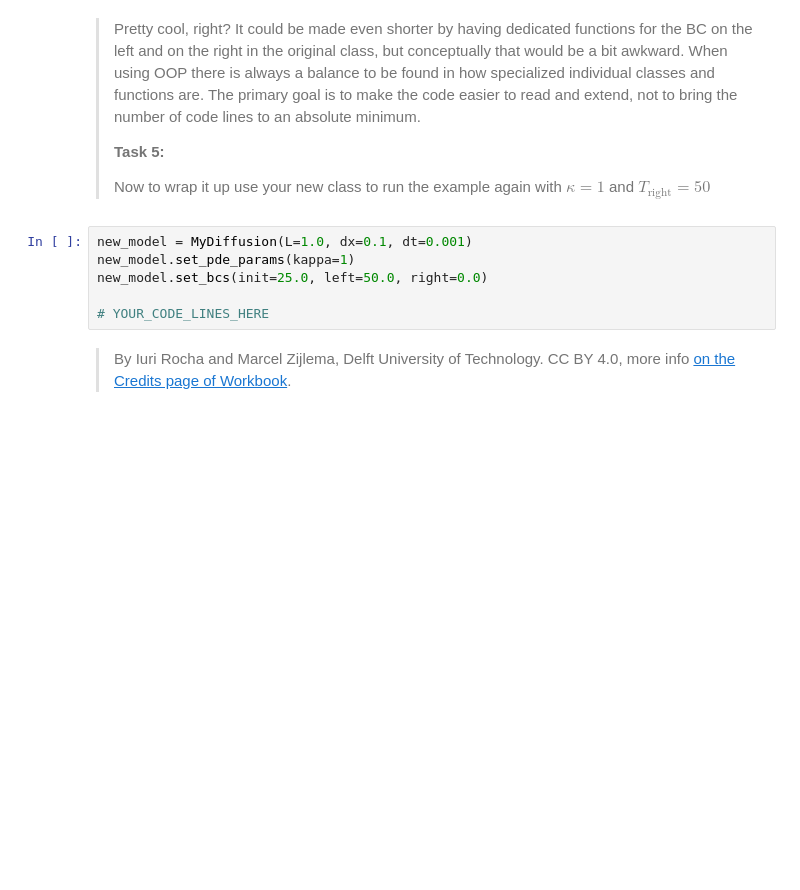
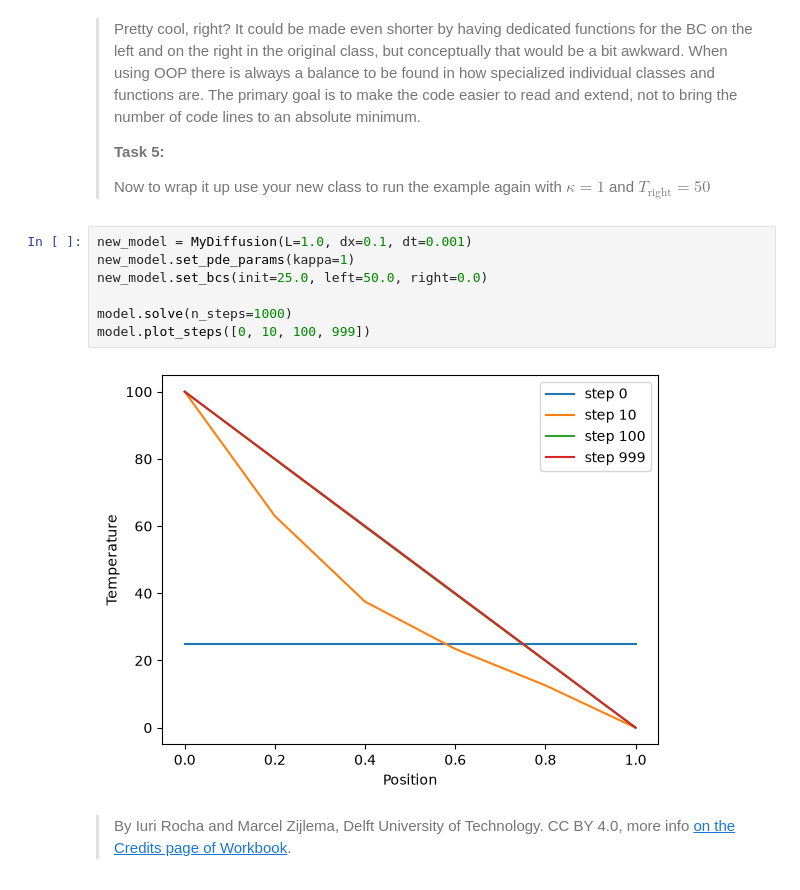
Before and after one commit to Robinjovl/PA2.1, a Jupyter notebook: 2_oop.ipynb, the cells around one changed output. Saved outputs shown, nothing was run; the diff lists cells and outputs as text; blank space fills up the shorter version.

```diff
--- a/2_oop.ipynb
+++ b/2_oop.ipynb
@@ -121,8 +124,11 @@ class MyDiffusion (Diffusion):
 # %%
 new_model = MyDiffusion(L=1.0, dx=0.1, dt=0.001)
 new_model.set_pde_params(kappa=1)
 new_model.set_bcs(init=25.0, left=50.0, right=0.0)
 
-# YOUR_CODE_LINES_HERE
+model.solve(n_steps=1000)
+model.plot_steps([0, 10, 100, 999])
+# %% [output]
+[figure, added]
 # %% [markdown]
 > By Iuri Rocha and Marcel Zijlema, Delft University of Technology. CC BY 4.0, more info [on the Credits page of Workbook](https://mude.citg.tudelft.nl/workbook-2025/credits.html).
```
Also changed, not shown: parts of 1 cell of this notebook.
